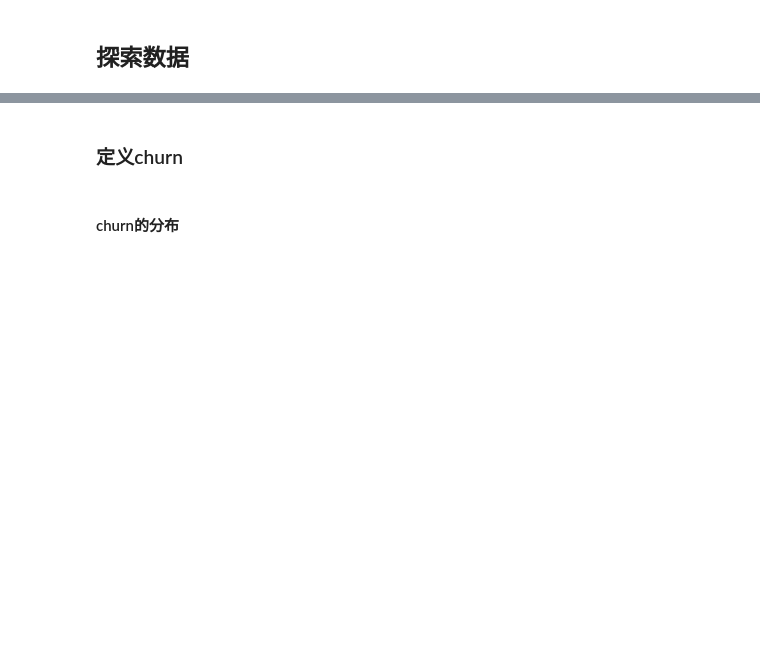
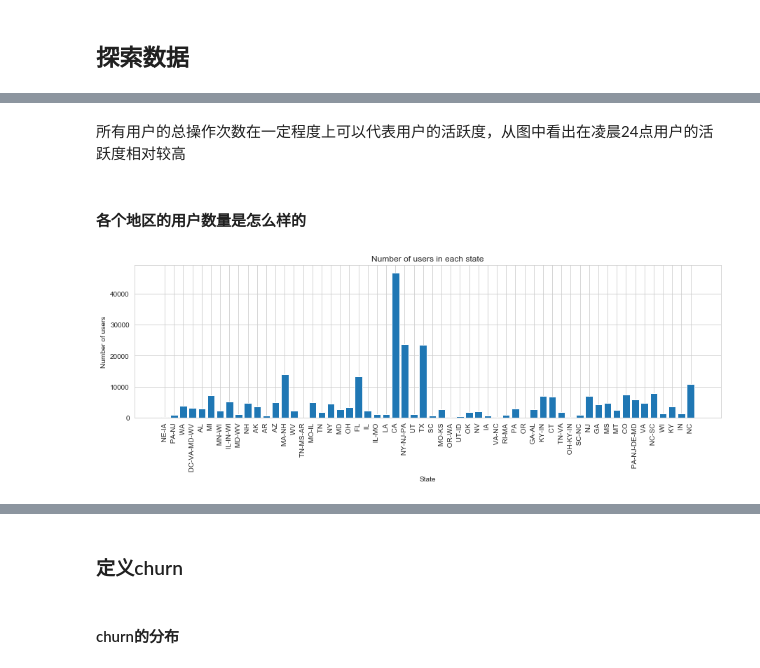
Before and after one commit to hanyang7427/Sparkify, a Jupyter notebook: Sparkify-zh.ipynb, the cells around one changed output, grey strips where cells are left out. Drawn from its saved outputs; the diff is of its cells as text; code cells hidden in the pictures; blank space fills up the shorter version.

```diff
--- a/Sparkify-zh.ipynb
+++ b/Sparkify-zh.ipynb
@@ -324,0 +367,14 @@ print('清洗后数据集有{}行，{}列'.format(df_valid.count(), len(df_valid
+# %% [markdown]
+所有用户的总操作次数在一定程度上可以代表用户的活跃度，从图中看出在凌晨24点用户的活跃度相对较高
+# %% [markdown]
+#### 各个地区的用户数量是怎么样的
+# %%
+fig = plt.figure(figsize=(15,4))
+state_user = df_valid.groupBy('location_state').agg(count('userId').alias('user_count')).toPandas()
+plt.bar(state_user['location_state'], state_user['user_count']);
+plt.xticks(rotation = 90);
+plt.title('Number of users in each state');
+plt.xlabel('State');
+plt.ylabel('Number of users');
+# %% [output]
+[figure, added]
```
Also changed, not shown: parts of 63 cells of this notebook.
